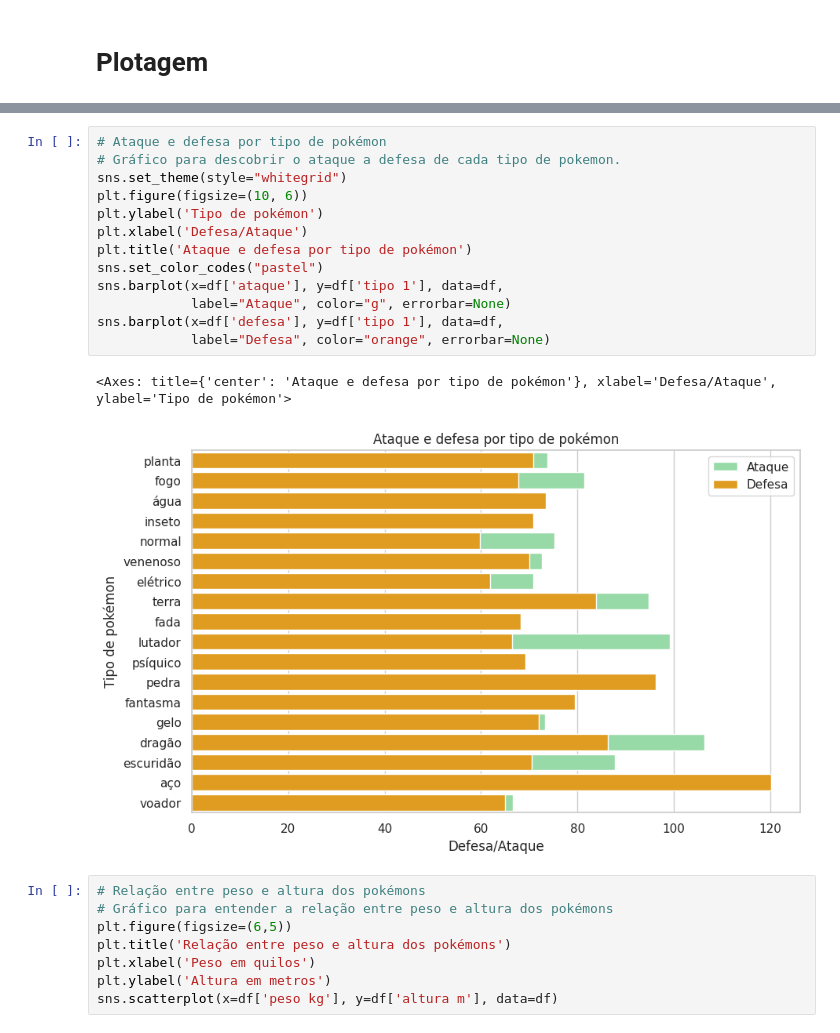
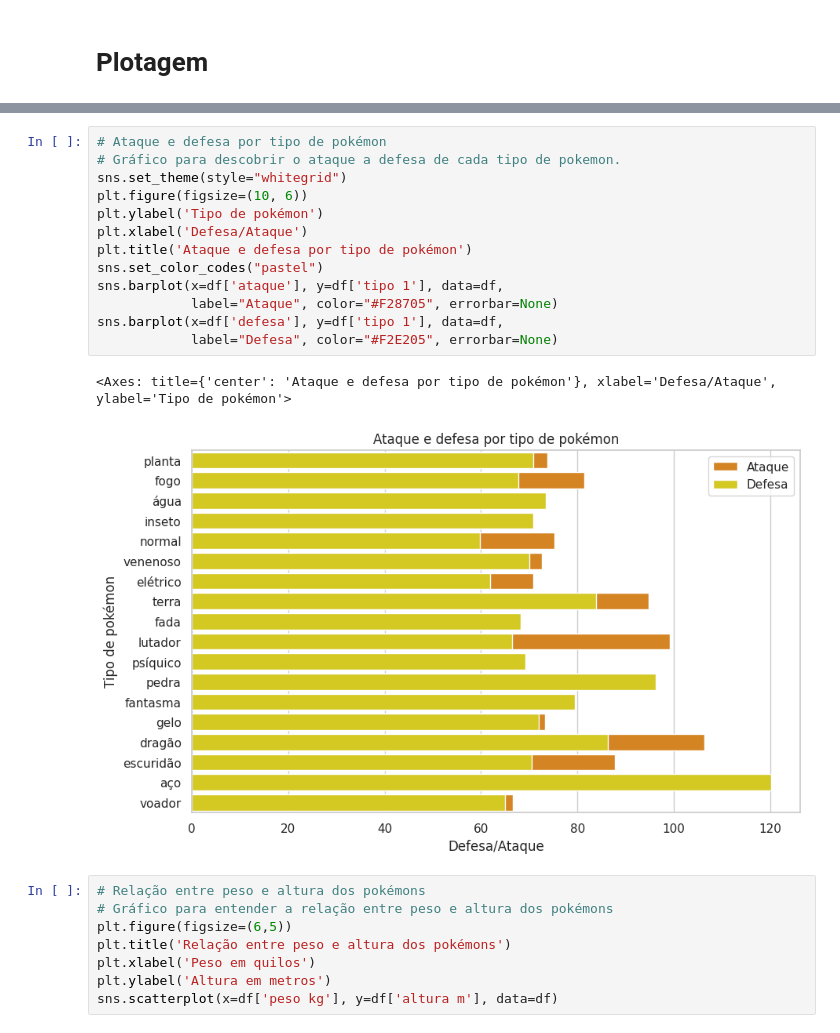
Before and after one commit to lucasfcomaru/Pokemon_dataset_analysis, a Jupyter notebook: Pokémon_dataset_analysis.ipynb, the cells around one changed output, grey strips where cells are left out. Cells and saved outputs as stored; diff of their text form.

```diff
--- a/Pokémon_dataset_analysis.ipynb
+++ b/Pokémon_dataset_analysis.ipynb
@@ -922,19 +922,19 @@ plt.show()
 # %%
 # Ataque e defesa por tipo de pokémon
 # Gráfico para descobrir o ataque a defesa de cada tipo de pokemon.
 sns.set_theme(style="whitegrid")
 plt.figure(figsize=(10, 6))
 plt.ylabel('Tipo de pokémon')
 plt.xlabel('Defesa/Ataque')
 plt.title('Ataque e defesa por tipo de pokémon')
 sns.set_color_codes("pastel")
 sns.barplot(x=df['ataque'], y=df['tipo 1'], data=df,
-            label="Ataque", color="g", errorbar=None)
+            label="Ataque", color="#F28705", errorbar=None)
 sns.barplot(x=df['defesa'], y=df['tipo 1'], data=df,
-            label="Defesa", color="orange", errorbar=None)
+            label="Defesa", color="#F2E205", errorbar=None)
 # %% [output]
 <Axes: title={'center': 'Ataque e defesa por tipo de pokémon'}, xlabel='Defesa/Ataque', ylabel='Tipo de pokémon'>
-[figure, old version]
+[figure, new version]
 # %%
 # Relação entre peso e altura dos pokémons
 # Gráfico para entender a relação entre peso e altura dos pokémons
```
Also changed, not shown: parts of 3 cells of this notebook, 4 other files.
